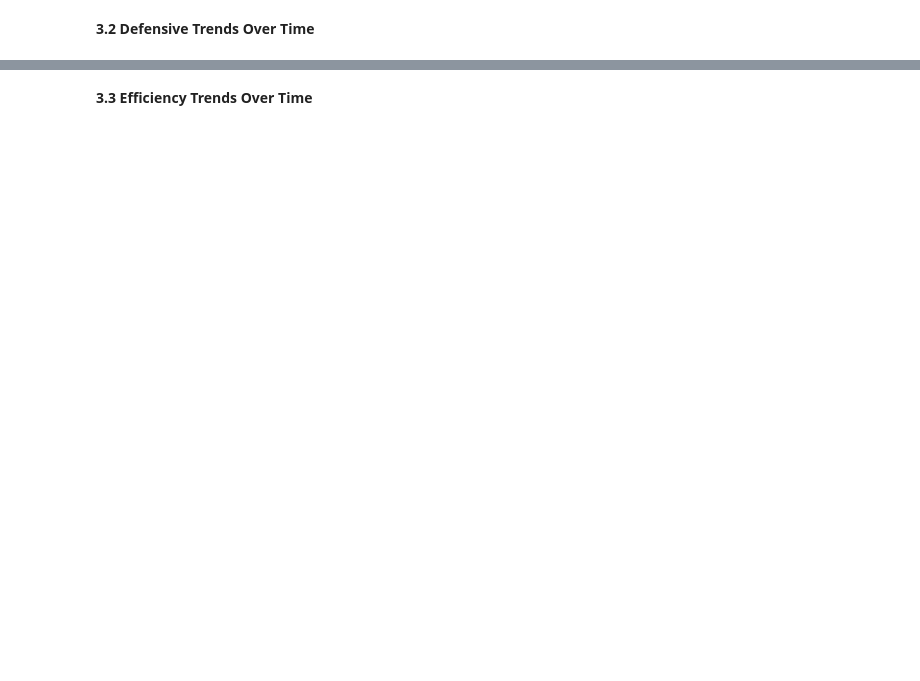
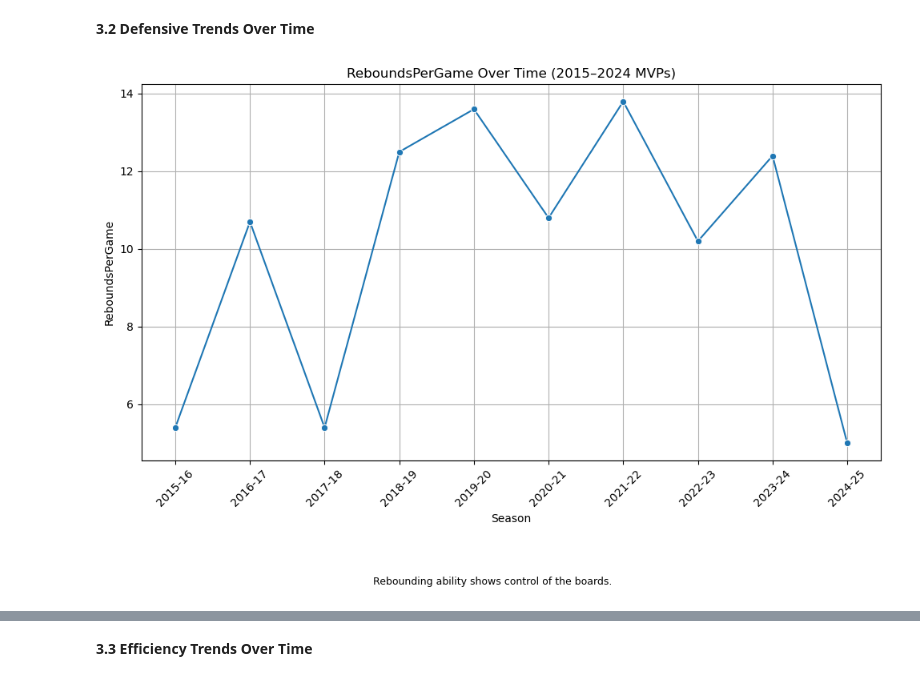
Before and after one commit to nyckienite/Cohort-B-Athlete, a Jupyter notebook: notebooks_julissa.ipynb, the cells around one changed output, grey strips where cells are left out. Drawn from its saved outputs; the diff is of its cells as text; code cells hidden in the pictures; blank space fills up the shorter version.

Commit message:
Adding most updated version of Julissa notebook

```diff
--- a/notebooks_julissa.ipynb
+++ b/notebooks_julissa.ipynb
@@ -199,11 +232,14 @@ Index(['Season', 'League', 'Player', 'Voting', 'Age', 'Team', 'GamesPlayed',
 # Filter only seasons between 2015 and 2024
 mvp_df = mvp_df[mvp_df['Season'].str[:4].astype(int).between(2015, 2024)].copy()
 
+# Ensure Season is sorted correctly
+mvp_df = mvp_df.sort_values(by="Season", ascending=True)
+
 # Reset index for cleanliness
 mvp_df.reset_index(drop=True, inplace=True)
 
 # Save cleaned MVP data
-mvp_df.to_csv("Julissa_Visuals/CSV_Exports/mvp_cleaned.csv", index=False)
+mvp_df.to_csv("Data/mvp_cleaned.csv", index=False)
 
 # Preview the cleaned and filtered data
 print(mvp_df.head())
@@ -268,24 +566,87 @@ for stat, description in offense_stats.items():
 # %%
 # Define defense-related stats and descriptions
 defense_stats = {
-    'ReboundsPerGame': 'Rebounding ability shows control of the boards.',
-    'StealsPerGame': 'Steals reflect defensive pressure and anticipation.',
-    'BlocksPerGame': 'Blocks indicate rim protection and inside defense.'
+    'ReboundsPerGame':{
+        'description': 'Rebounding ability shows control of the boards.',
+        'interpretation': 'This line graph highlights how MVPs have contributed in the rebounding department, a key metric of defensive activity'
+        'and effort in securing possessions.'
+
+        'Dramatic Swings: The data shows major fluctuations year to year, with a peak near 13.8 RPG in 2021–22 and lows under 6 RPG in 2015–16 and'
+        '2024–25.'
+
+        'Big Man Dominance: Between 2018–2023, MVPs consistently posted double-digit rebounds, highlighting a stretch where frontcourt players'
+        'often centers or power forwards had a strong hold on the award.'
+
+        'Recent Drop: The steep decline in 2024–25 suggests a possible return to guard or wing dominance, where rebounding isn’t a primary role.'
+
+        'This pattern reflects how MVP criteria have varied by era. The stretch from 2018–2023 coincides with players like Nikola Jokić and Giannis'
+        'Antetokounmpo, who led their teams with size, positioning, and activity near the rim. The more recent dip may indicate a strategic shift'
+        'in voter preference, where rebounding is valuable, but not essential, especially if a player impacts the game through scoring, playmaking,'
+        'or defensive versatility elsewhere. It also hints at role flexibility, as elite rebounding numbers are not always required if the MVP'
+        'contributes significantly in other areas of the floor.'
+    },
+
+    'StealsPerGame': {
+        'description': 'Steals reflect defensive pressure and anticipation.',
+        'interpretation': 'This line graph captures how MVPs have performed in terms of steals a direct indicator of defensive pressure,'
+        'anticipation, and ability to force turnovers in passing lanes.'
+
+        'Early Peak, Gradual Decline: The highest steal rate appeared in 2015–16 with over 2.0 SPG, followed by a general downward trend in the'
+        'years that followed.'
+
+        'Recent Recovery: After a sharp drop in 2022–23 (1.0 SPG), there’s a slight rebound in the two most recent seasons, climbing to about 1.7'
+        'SPG in 2024–25.'
+
+        'Range Stability: Despite variation, the SPG numbers largely stay within a narrow band (1.0–1.8), suggesting that elite steal numbers aren’t'
+        'a consistent hallmark of MVP selections.'
+
+        'This trend implies that while steals contribute to a player’s MVP resume, they aren’t a primary driver of MVP outcomes in modern seasons.'
+        'The early spike might be attributed to MVPs who doubled as lockdown defenders or played in aggressive defensive systems. However, recent'
+        'MVPs may be excelling in team-based defensive schemes or contributing in other areas like rim protection or playmaking limiting their'
+        'opportunity to gamble for steals. The uptick at the end hints at a renewed appreciation for perimeter defenders who generate live-ball'
+        'turnovers without compromising team defense.'
+    },
+
+    'BlocksPerGame': {
+        'description': 'Blocks indicate rim protection and inside defense.',
+        'interpretation': 'This line graph tracks how MVPs have contributed in terms of blocks a key metric for rim protection and overall'
+        'defensive presence near the basket.'
+
+        'Steady Rise to Mid-Decade Peak: From 2015–16’s low of 0.2 BPG, there’s a clear upward climb to a peak in 2018–19 at 1.5 BPG, signaling a'
+        'stretch where paint protection gained emphasis in MVP profiles.'
+
+        'Volatility in Later Years: After 2019–20, block numbers fluctuated more significantly, with a secondary peak in 2022–23 (1.7 BPG) before'
+        'dropping again.'
+
+        'Consistent Floor Presence: Even at the lower end, MVPs are contributing at least 0.7–1.0 BPG in most seasons since 2020, suggesting a'
+        'baseline expectation for rim defense.'
+
+        'The rise through the late 2010s aligns with a period where big men began reasserting themselves in MVP conversations not just as scorers'
+        'but as two-way players. The peaks in 2018–19 and 2022–23 likely reflect MVPs who played a significant role defending the paint and '
+        'altering shots near the rim. While blocks are important, today’s MVPs also influence defense through switching, mobility, and positioning '
+        'especially those not stationed in the paint. The trend underscores the diversity in MVP roles: some anchor defenses near the rim, while '
+        'others contribute through pressure and coverage on the perimeter.'
+    },
+
 }
 
 # Ensure numeric
 mvp_df[list(defense_stats.keys())] = mvp_df[list(defense_stats.keys())].apply(pd.to_numeric, errors='coerce')
 
 # Plot each stat separately
-for stat, description in defense_stats.items():
+for stat, content in defense_stats.items():
     plt.figure(figsize=(10, 6))
     sns.lineplot(data=mvp_df, x='Season', y=stat, marker='o')
     plt.title(f"{stat} Over Time (2015–2024 MVPs)")
     plt.xlabel("Season")
     plt.ylabel(stat)
     plt.xticks(rotation=45)
     plt.grid(True)
-    plt.figtext(0.5, -0.1, description, wrap=True, ha='center', fontsize=9)
+    plt.figtext(0.5, -0.1, content['description'], wrap=True, ha='center', fontsize=9)
     plt.tight_layout()
-    plt.savefig(f"Julissa_Visuals/Plots/mvp_{stat}_trend.png")
     plt.show()
+
+# Print interpretation below plot (in Markdown, you'd use this as a cell)
+    display(Markdown(f"**Interpretation:** {content['interpretation']}"))
+# %% [output]
+[figure, added]
```
Also changed, not shown: parts of 90 cells of this notebook.
